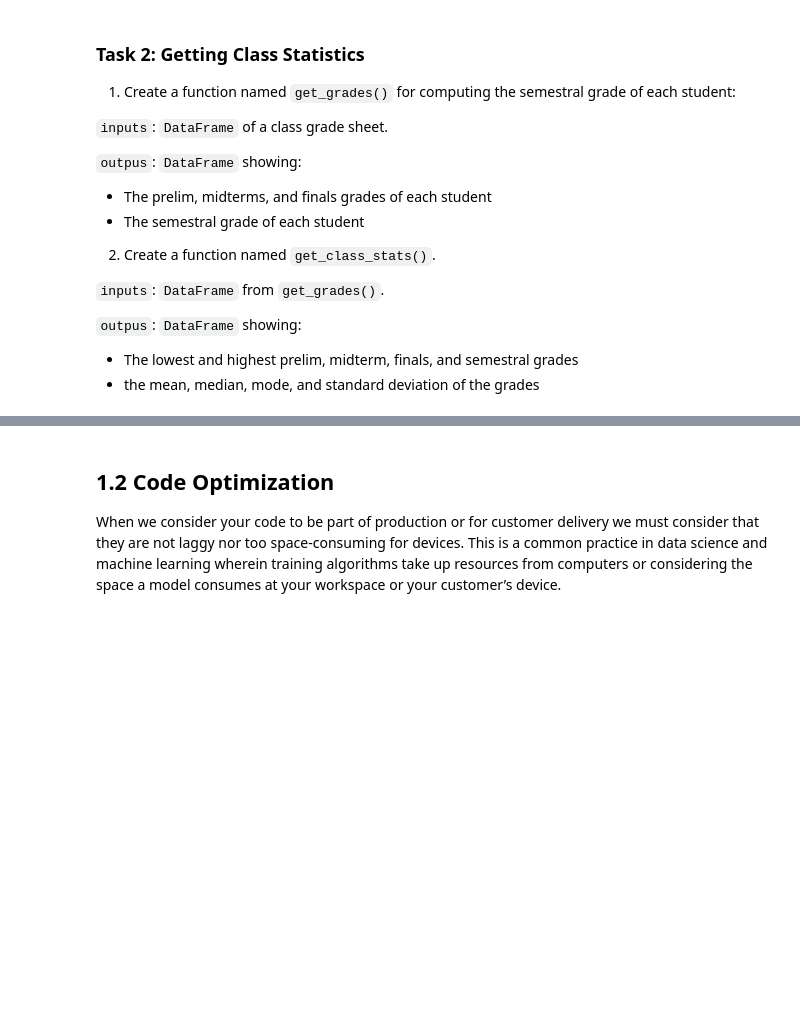
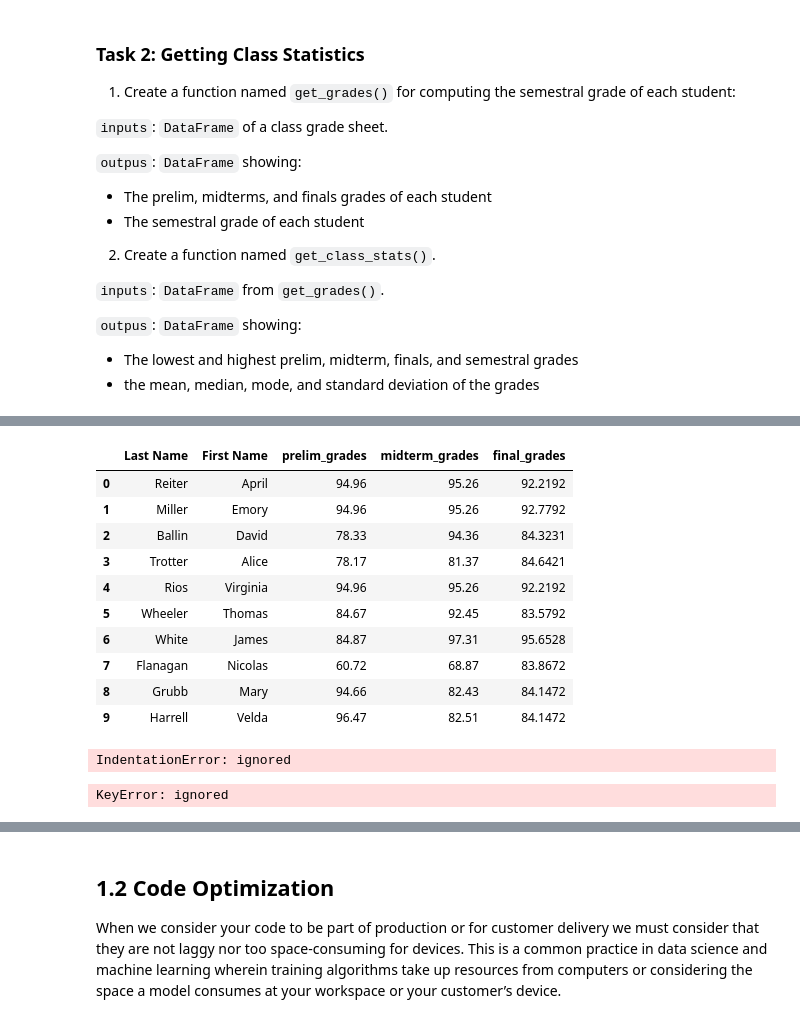
Before and after one commit to maryadriennerdrgz/CpE-AIML, a Jupyter notebook: 58090_Lab01_LakadMatatag.ipynb, the cells around one changed output, grey strips where cells are left out. Saved outputs shown, nothing was run; the diff lists cells and outputs as text; code cells hidden in the pictures; blank space fills up the shorter version.

```diff
--- a/58090_Lab01_LakadMatatag.ipynb
+++ b/58090_Lab01_LakadMatatag.ipynb
@@ -199,0 +239,25 @@ get_grades(df)
+# %%
+import pandas as pd
+classdata = {
+    "Last Name": ["Reiter", "Miller", "Ballin","Trotter","Rios","Wheeler","White","Flanagan","Grubb","Harrell"],
+    "First Name": ["April", "Emory", "David","Alice","Virginia","Thomas","James","Nicolas","Mary","Velda"],
+    "prelim_grades": ["94.96", "94.96", "78.33", "78.17", "94.96", "84.67", "84.87", "60.72", "94.66", "96.47"],
+    "midterm_grades": ["95.26", "95.26", "94.36", "81.37", "95.26", "92.45", "97.31", "68.87", "82.43", "82.51"],
+    "final_grades": ["92.2192", "92.7792", "84.3231", "84.6421", "92.2192", "83.5792", "95.6528", "83.8672", "84.1472", "84.1472"]
+}
+
+#2. Create a DataFrame
+df = pd.DataFrame(classdata)
+df
+# %% [output]
+|  | Last Name | First Name | prelim_grades | midterm_grades | final_grades |
+| 0 | Reiter | April | 94.96 | 95.26 | 92.2192 |
+| 1 | Miller | Emory | 94.96 | 95.26 | 92.7792 |
+| 2 | Ballin | David | 78.33 | 94.36 | 84.3231 |
+| 3 | Trotter | Alice | 78.17 | 81.37 | 84.6421 |
+| 4 | Rios | Virginia | 94.96 | 95.26 | 92.2192 |
+| 5 | Wheeler | Thomas | 84.67 | 92.45 | 83.5792 |
+| 6 | White | James | 84.87 | 97.31 | 95.6528 |
+| 7 | Flanagan | Nicolas | 60.72 | 68.87 | 83.8672 |
+| 8 | Grubb | Mary | 94.66 | 82.43 | 84.1472 |
+| 9 | Harrell | Velda | 96.47 | 82.51 | 84.1472 |
@@ -199,0 +270,16 @@ get_grades(df)
+# %%
+
+### CODE HERE ###
+#1. Create a function named get_grades()
+def get_grades(sem):
+  class_grades = 0
+  for grade in sem:
+    class_grades += grade
+  class_avg = class_grades/len(sem)
+  return class_avg
+
+df['Semestral Grade'] = df['Prelim Grades'] * 0.3 + df['Midterm Grades']* 0.3 + df['Final Grade']*0.4
+ classgrade = pd.DataFrame(df)
+ classgrade
+# %% [output]
+IndentationError: ignored
@@ -199,0 +334,4 @@ get_grades(df)
+# %%
+get_class_stats(get_grades(df_classgrades))
+# %% [output]
+KeyError: ignored
```
Also changed, not shown: parts of 21 cells of this notebook.
